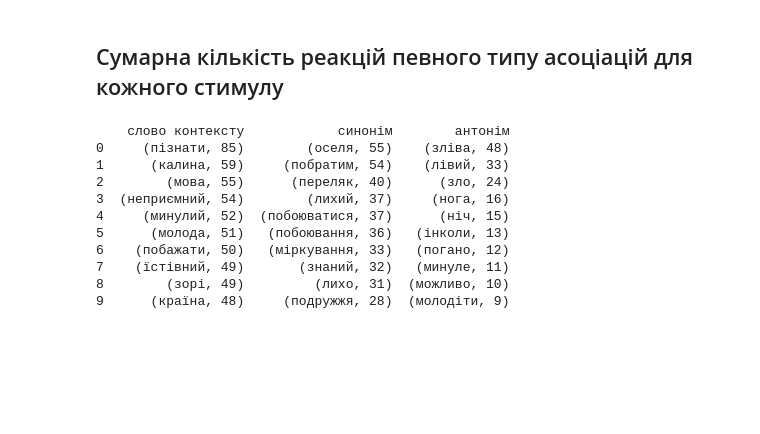
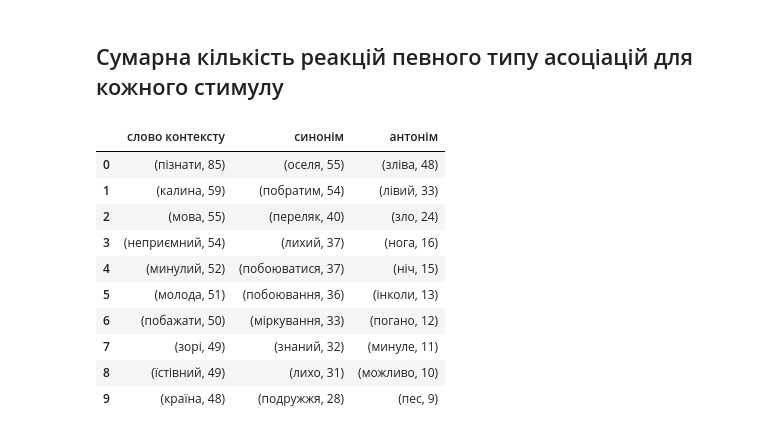
Before and after one commit to yagodanr/pandas_word_assosiations, a Jupyter notebook: main.ipynb, the cells around one changed output. Saved outputs shown, nothing was run; the diff lists cells and outputs as text; code cells hidden in the pictures; blank space fills up the shorter version.

```diff
--- a/main.ipynb
+++ b/main.ipynb
@@ -114,47 +114,31 @@ the_most_frequent_reactions_of_women.head()
 # %%
 HEAD = 10
 
-# Initialize an empty dictionary to store columns
 columns = {}
-
-# Unique reaction types
 REACTION_TYPES_CHOICES = word_association_men["Тип асоціації"].unique()
 
-# Group by "Стимул" and "Тип асоціації" and sum "Кількість реакцій"
 reactions_types = word_association_men.groupby(["Стимул", "Тип асоціації"])["Кількість реакцій"].sum()
 
 for ch in REACTION_TYPES_CHOICES:
-    # Filter for the current "Тип асоціації"
     reactions_for_ch = reactions_types.xs(ch, level="Тип асоціації")
-
-    # Sort by total sums in descending order
     sorted_reactions = reactions_for_ch.sort_values(ascending=False)
-
-    # Take the top `HEAD` entries and store in the dictionary
-    # print(sorted_reactions.head(HEAD).reset_index())
-    # print(sorted_reactions.head(HEAD).reset_index().apply(lambda x: (x["Стимул"], x["Кількість реакцій"]), axis="columns"))
 
     columns[ch] = sorted_reactions.reset_index().apply(
         lambda x: (x["Стимул"], x["Кількість реакцій"]),
         axis="columns"
     )
 
-# print(columns)
-# Create the final DataFrame
-output = pd.DataFrame(columns)
-
-# Display the result
-print(output.head(HEAD))
-# print(output.describe())
+output = pd.DataFrame(columns).head(HEAD)
+output
 # %% [output]
-    слово контексту            синонім        антонім
-0     (пізнати, 85)        (оселя, 55)    (зліва, 48)
-1      (калина, 59)     (побратим, 54)    (лівий, 33)
-2        (мова, 55)      (переляк, 40)      (зло, 24)
-3  (неприємний, 54)        (лихий, 37)     (нога, 16)
-4     (минулий, 52)  (побоюватися, 37)      (ніч, 15)
-5      (молода, 51)   (побоювання, 36)   (інколи, 13)
-6    (побажати, 50)   (міркування, 33)   (погано, 12)
-7    (їстівний, 49)       (знаний, 32)   (минуле, 11)
-8        (зорі, 49)         (лихо, 31)  (можливо, 10)
-9      (країна, 48)     (подружжя, 28)  (молодіти, 9)
+|  | слово контексту | синонім | антонім |
+| 0 | (пізнати, 85) | (оселя, 55) | (зліва, 48) |
+| 1 | (калина, 59) | (побратим, 54) | (лівий, 33) |
+| 2 | (мова, 55) | (переляк, 40) | (зло, 24) |
+| 3 | (неприємний, 54) | (лихий, 37) | (нога, 16) |
+| 4 | (минулий, 52) | (побоюватися, 37) | (ніч, 15) |
+| 5 | (молода, 51) | (побоювання, 36) | (інколи, 13) |
+| 6 | (побажати, 50) | (міркування, 33) | (погано, 12) |
+| 7 | (зорі, 49) | (знаний, 32) | (минуле, 11) |
+| 8 | (їстівний, 49) | (лихо, 31) | (можливо, 10) |
+| 9 | (країна, 48) | (подружжя, 28) | (пес, 9) |
```
Also changed, not shown: parts of 2 cells of this notebook.
